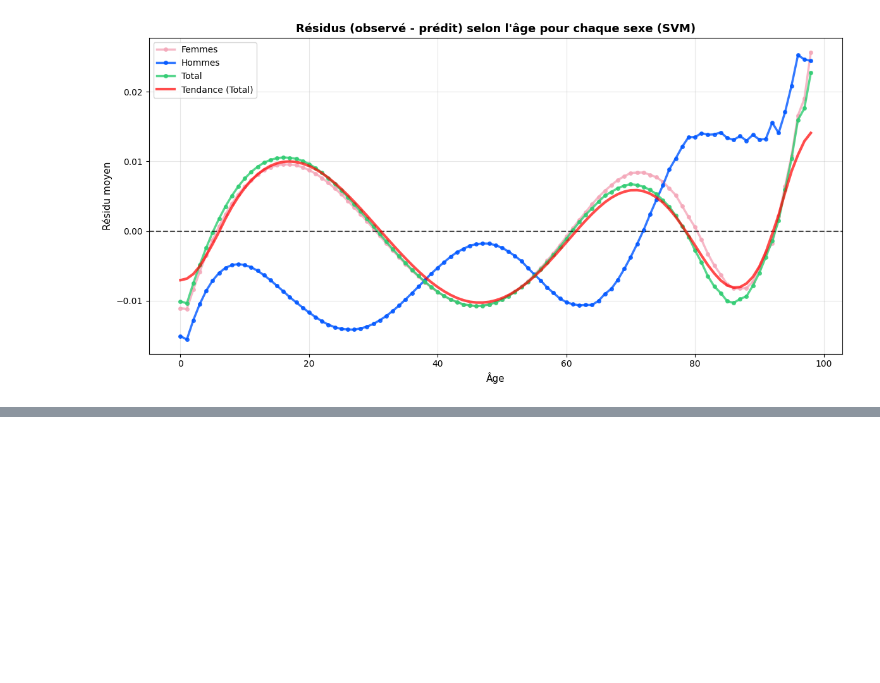
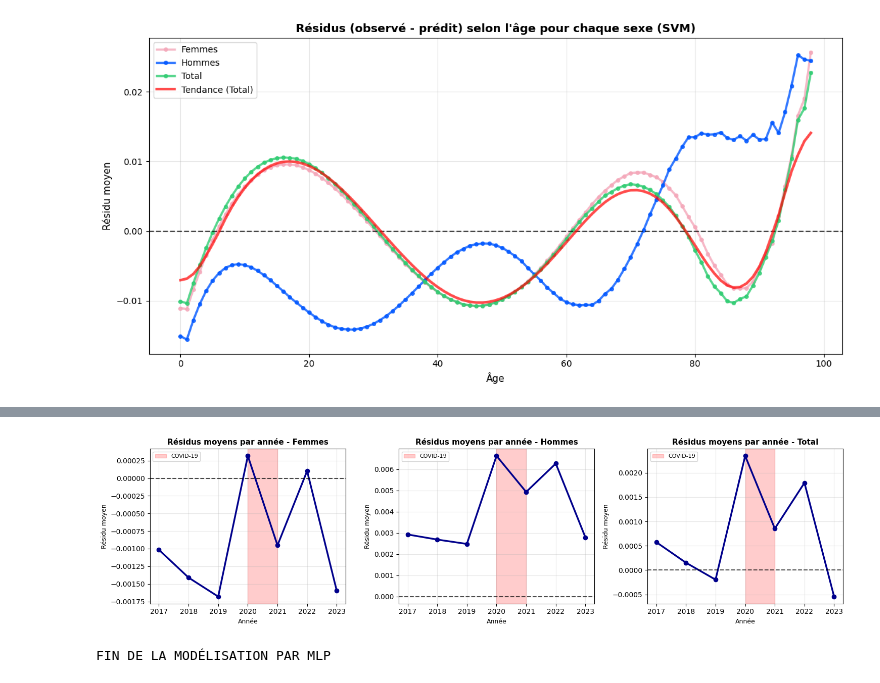
Before and after one commit to Salah10-source/Python-Project-Mortality, a Jupyter notebook: Python-Project/ML.ipynb, the cells around one changed output, grey strips where cells are left out. Drawn from its saved outputs; the diff is of its cells as text; code cells hidden in the pictures; blank space fills up the shorter version.

Commit message:
MLP modélisation

```diff
--- a/Python-Project/ML.ipynb
+++ b/Python-Project/ML.ipynb
@@ -1297,0 +1686,28 @@ plt.show()
+# %%
+fig, axes = plt.subplots(1, 3, figsize=(15, 4))
+
+for idx, (name, target_col) in enumerate(targets.items()):
+    residuals_by_year = test_viz.groupby('Year')[f'resid_{target_col}'].mean()
+
+    axes[idx].plot(residuals_by_year.index, residuals_by_year.values,
+                   linewidth=2.5, color='darkblue', marker='o', markersize=6)
+    axes[idx].axhline(y=0, color='black', linestyle='--', linewidth=1.5, alpha=0.7)
+
+    # Highlight COVID period (2020-2021)
+    axes[idx].axvspan(2020, 2021, alpha=0.2, color='red', label='COVID-19')
+
+    axes[idx].set_title(f'Résidus moyens par année - {name}',
+                        fontsize=11, fontweight='bold')
+    axes[idx].set_xlabel('Année', fontsize=9)
+    axes[idx].set_ylabel('Résidu moyen', fontsize=9)
+    axes[idx].legend(loc='upper left', fontsize=8)
+    axes[idx].grid(alpha=0.3)
+
+plt.tight_layout()
+plt.show()
+# %% [output]
+[figure, added]
+# %%
+print("FIN DE LA MODÉLISATION PAR MLP")
+# %% [output]
+FIN DE LA MODÉLISATION PAR MLP
```
Also changed, not shown: parts of 13 cells of this notebook.
